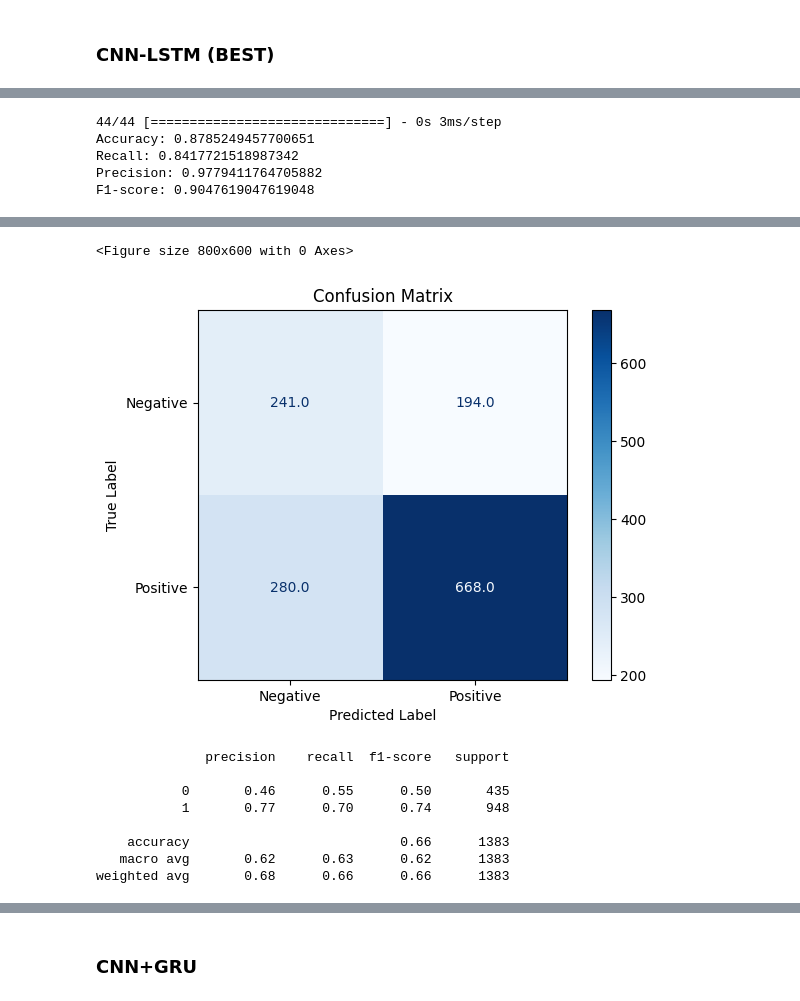
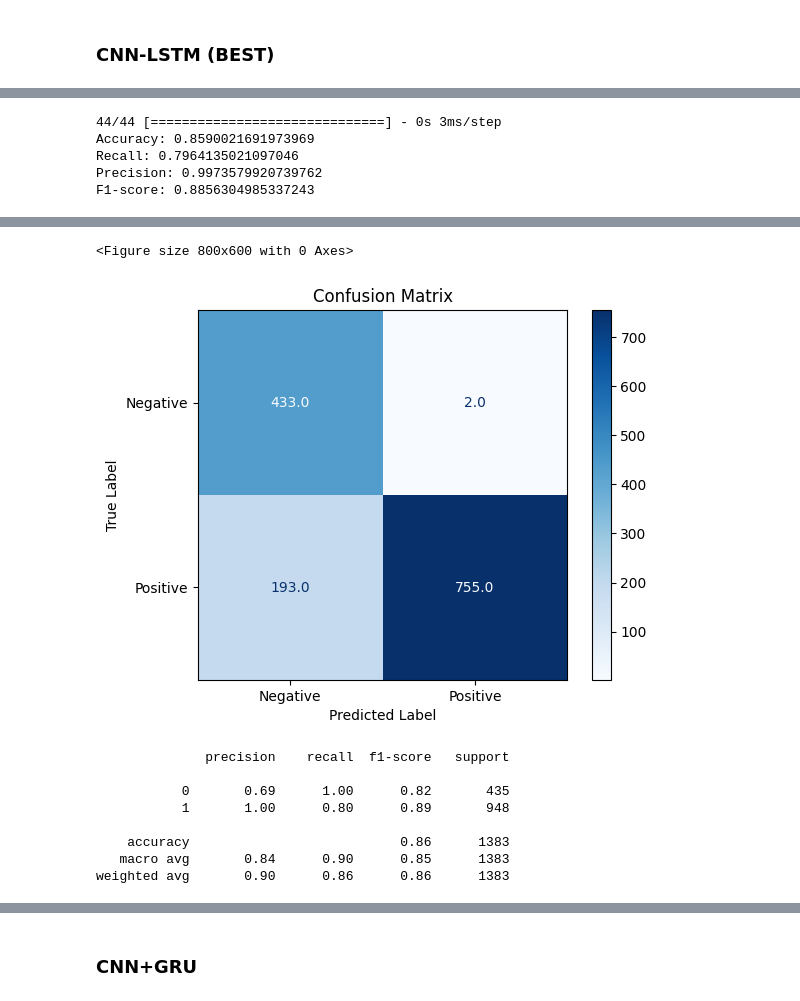
Before and after one commit to maimonahST/Signal_It, a Jupyter notebook: Final Version/DT.ipynb, the cells around one changed output, grey strips where cells are left out. Cells and saved outputs as stored; diff of their text form; code cells hidden in the pictures.

```diff
--- a/Final Version/DT.ipynb
+++ b/Final Version/DT.ipynb
@@ -1986,12 +1986,12 @@ import torch.nn as nn
 import torch
 import numpy as np
 
-X_train = np.load('/content/drive/MyDrive/GP-Data/DT_Dataset/X_train7.npy')
-X_val = np.load('/content/drive/MyDrive/GP-Data/DT_Dataset/X_validate7.npy')
-X_test = np.load('/content/drive/MyDrive/GP-Data/DT_Dataset/X_test7.npy')
-y_train = np.load('/content/drive/MyDrive/GP-Data/DT_Dataset/y_train7.npy')
-y_val = np.load('/content/drive/MyDrive/GP-Data/DT_Dataset/y_validate7.npy')
-y_test = np.load('/content/drive/MyDrive/GP-Data/DT_Dataset/y_test7.npy')
+X_train = np.load('/content/drive/MyDrive/GP/GP-Data/DT_Dataset/X_train7.npy')
+X_val = np.load('/content/drive/MyDrive/GP/GP-Data/DT_Dataset/X_validate7.npy')
+X_test = np.load('/content/drive/MyDrive/GP/GP-Data/DT_Dataset/X_test7.npy')
+y_train = np.load('/content/drive/MyDrive/GP/GP-Data/DT_Dataset/y_train7.npy')
+y_val = np.load('/content/drive/MyDrive/GP/GP-Data/DT_Dataset/y_validate7.npy')
+y_test = np.load('/content/drive/MyDrive/GP/GP-Data/DT_Dataset/y_test7.npy')
 # %% [markdown]
 ### CNN  (BEST)
 # %%
@@ -2308,14 +2308,14 @@ input_layer = Input(shape=(7, 1))
 # Convolutional Block
 conv1 = Conv1D(32, 2, strides=2, activation='relu', padding="same")(input_layer)
 conv2 = Conv1D(32, 4, strides=2, activation='relu', padding="causal")(input_layer)
-conv3 = Conv1D(32, 8, strides=2, activation='relu', padding="causal")(input_layer)
+conv3 = Conv1D(32, 6, strides=2, activation='relu', padding="causal")(input_layer)
 cnn_output = concatenate([conv1, conv2, conv3], axis=2)
 
 # LSTM Layer
 lstm_layer = LSTM(64)(cnn_output)
 
 # Fully Connected Layers
-dense1 = Dense(32, activation='tanh')(lstm_layer)
+dense1 = Dense(32, activation='relu')(lstm_layer)
 
 # Output Layer
 predictions = Dense(1, activation='sigmoid')(dense1)
@@ -2324,12 +2324,12 @@ predictions = Dense(1, activation='sigmoid')(dense1)
 model = Model(inputs=input_layer, outputs=predictions)
 
 # Compile the model
-optimizer = Adam(learning_rate=0.001)
+optimizer = Adam(learning_rate=0.0001)
 model.compile(optimizer=optimizer, loss='binary_crossentropy', metrics=['accuracy'])
 
 # Define early stopping callback
 early_stopping = EarlyStopping(monitor='val_loss', patience=5, restore_best_weights=True)
 
 
-hist = model.fit(X_train, y_train, epochs=70, batch_size=64, validation_data=(X_val, y_val), callbacks=[early_stopping])
+hist = model.fit(X_train, y_train, epochs=100, batch_size=64, validation_data=(X_val, y_val), callbacks=[early_stopping])
 # %% [output]
@@ -2376,10 +2377,10 @@ print("Precision:", precision)
 print("F1-score:", f1_score)
 # %% [output]
 44/44 [==============================] - 0s 3ms/step
-Accuracy: 0.8785249457700651
-Recall: 0.8417721518987342
-Precision: 0.9779411764705882
-F1-score: 0.9047619047619048
+Accuracy: 0.8590021691973969
+Recall: 0.7964135021097046
+Precision: 0.9973579920739762
+F1-score: 0.8856304985337243
 # %%
 from sklearn.metrics import confusion_matrix, ConfusionMatrixDisplay
 import numpy as np
@@ -2387,7 +2388,7 @@ import matplotlib.pyplot as plt
 
 print("Average Confusion Matrix:")
 
-y_pred = model.predict(X_testD)
+y_pred = model.predict(X_test)
 y_pred = (y_pred > 0.5).astype(int)
 cm = confusion_matrix(y_test, y_pred)
 
@@ -2415,13 +2416,13 @@ Average Confusion Matrix:
 <Figure size 800x600 with 0 Axes>
-[figure, old version]
+[figure, new version]
               precision    recall  f1-score   support
 
-           0       0.46      0.55      0.50       435
-           1       0.77      0.70      0.74       948
+           0       0.69      1.00      0.82       435
+           1       1.00      0.80      0.89       948
 
-    accuracy                           0.66      1383
-   macro avg       0.62      0.63      0.62      1383
-weighted avg       0.68      0.66      0.66      1383
+    accuracy                           0.86      1383
+   macro avg       0.84      0.90      0.85      1383
+weighted avg       0.90      0.86      0.86      1383
 # %%
 # plot model accuracy and loss of training and validation
 
```
Also changed, not shown: parts of 6 cells of this notebook.
